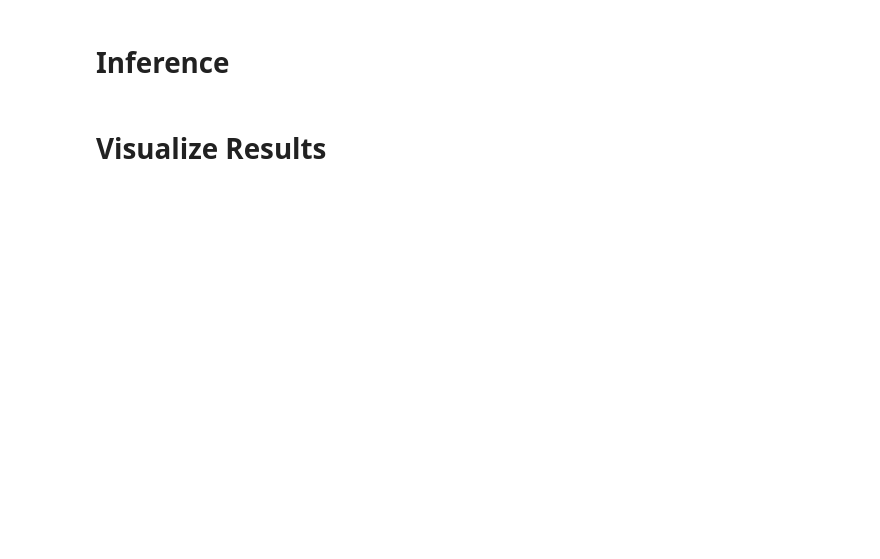
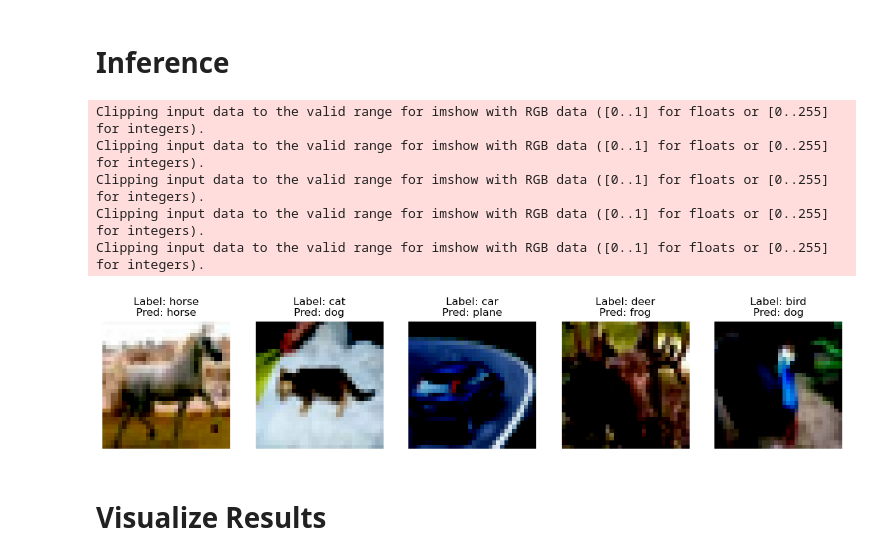
Before and after one commit to San-Juna-H/playground, a Jupyter notebook: DeepLearning/Linear.ipynb, the cells around one changed output. Drawn from its saved outputs; the diff is of its cells as text; code cells hidden in the pictures; blank space fills up the shorter version.

```diff
--- a/DeepLearning/Linear.ipynb
+++ b/DeepLearning/Linear.ipynb
@@ -52,5 +56,5 @@ Files already downloaded and verified
 # %%
-batch_size = 2048
+batch_size = 512
 
 trainloader = torch.utils.data.DataLoader(train_dataset, batch_size = batch_size,
                                           shuffle=True, num_workers = 0)
@@ -83,7 +142,7 @@ num_classes = 10
 model = LinearClassifier(input_size, num_classes)
 
 criterion = nn.CrossEntropyLoss()
-optimizer = optim.SGD(model.parameters(), lr=0.001, momentum=0.9)
+optimizer = optim.Adam(model.parameters(), lr=0.001)
 # %%
 model.to(device)
 criterion.to(device)
@@ -92,7 +151,7 @@ CrossEntropyLoss()
 # %% [markdown]
 # Train
 # %%
-def train_model(model, cirterion, optimizer, trainloader, num_epochs):
+def train_model(model, criterion, optimizer, trainloader, num_epochs):
     print("-----Training Started------")
     for epoch in range(num_epochs):
 
@@ -100,7 +159,7 @@ def train_model(model, cirterion, optimizer, trainloader, num_epochs):
 
         running_loss = 0.0
 
-        for images, labels in trainloader: #tqdm
+        for images, labels in tqdm(trainloader):
 
             images, labels = images.to(device), labels.to(device)
 
@@ -114,7 +173,7 @@ def train_model(model, cirterion, optimizer, trainloader, num_epochs):
 
         epoch_loss = running_loss / len(trainloader.dataset)
         writer.add_scalar("Loss/train", epoch_loss, epoch)
-        #print(f"Epoch [{epoch+1}/{num_epochs}], Loss: {epoch_loss:.4f}")
+        print(f"Epoch [{epoch+1}/{num_epochs}], Loss: {epoch_loss:.4f}")
 
         torch.save(model, './model/Linear.pth')
 
@@ -159,3 +271,37 @@ Accuracy on test set: 0.4060
+# %%
+def visualize(sampled_images, sampled_labels, predicted_labels):
+    '''
+    visualize image, labels, prediction by matplotlib.pyplot
+
+    Args:
+        sampled_images: torch.tensor, (n, channel, width, height)
+        sampled_labels: torch.tensor, (n)
+        predicted_labels: torch.tensor, (n)
+    '''
+    n = sampled_images.size(0)
+
+    plt.figure(figsize=(15, 3))
+
+    for i in range(n):
+        plt.subplot(1, n, i + 1)
+        image = sampled_images[i].permute(1, 2, 0)
+
+        plt.imshow(image.numpy())
+        plt.title(f"Label: {classes[sampled_labels[i].item()]}\nPred: {classes[predicted_labels[i].item()]}")
+        plt.axis('off')
+
+    plt.show()
+# %%
+sampled_images, sampled_labels = random_sample(test_dataset, 5)
+predicted_labels = inference(model, sampled_images)
+visualize(sampled_images, sampled_labels, predicted_labels)
+# %% [output]
+Clipping input data to the valid range for imshow with RGB data ([0..1] for floats or [0..255] for integers).
+Clipping input data to the valid range for imshow with RGB data ([0..1] for floats or [0..255] for integers).
+Clipping input data to the valid range for imshow with RGB data ([0..1] for floats or [0..255] for integers).
+Clipping input data to the valid range for imshow with RGB data ([0..1] for floats or [0..255] for integers).
+Clipping input data to the valid range for imshow with RGB data ([0..1] for floats or [0..255] for integers).
+[figure, added]
 # %% [markdown]
 # Visualize Results
 # %%
```
Also changed, not shown: parts of 13 cells of this notebook, 4 other files.
